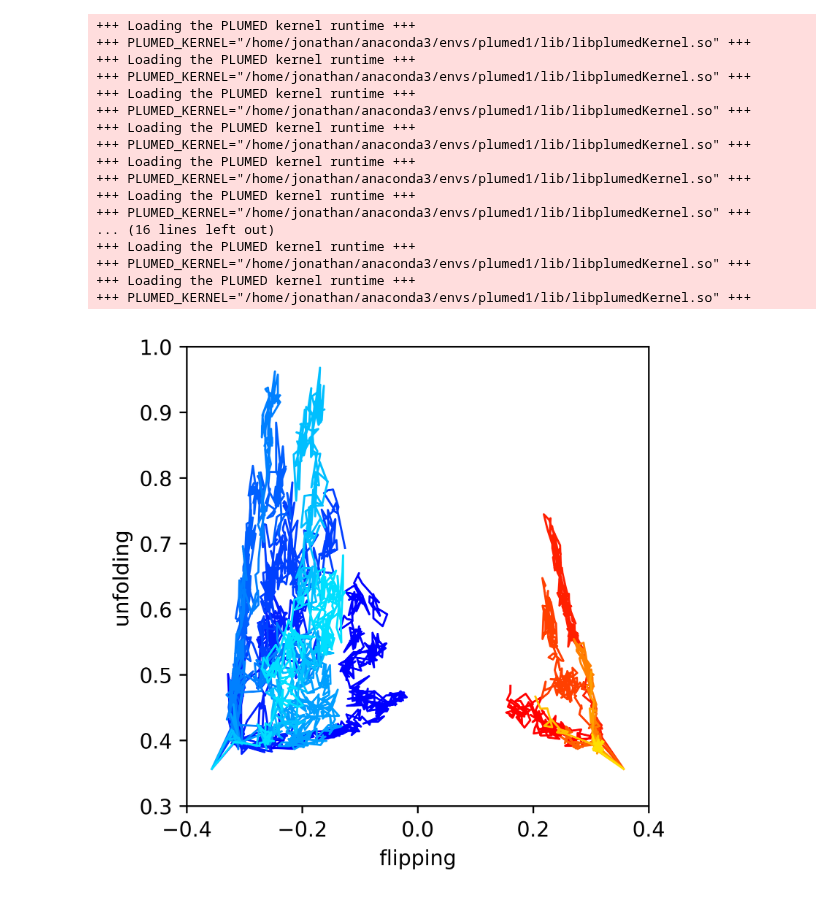
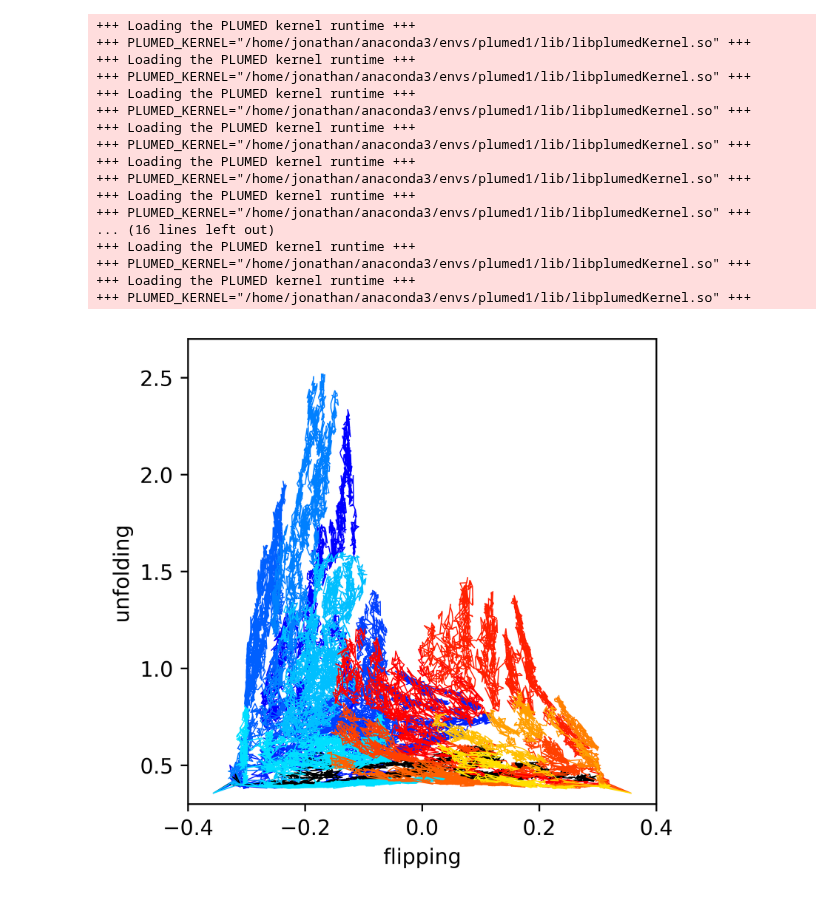
Before and after one commit to JonathanHB/aac1-nt-transport, a Jupyter notebook: metadynamics/run2/scripts/mtd-results-2.ipynb, the cells around one changed output. Cells and saved outputs as stored; diff of their text form; code cells hidden in the pictures.

```diff
--- a/metadynamics/run2/scripts/mtd-results-2.ipynb
+++ b/metadynamics/run2/scripts/mtd-results-2.ipynb
@@ -6,11 +6,17 @@ import subprocess
 import os
 # %%
 plt.figure(figsize=(4,4),dpi=600)
+
+test_state = "c"
+test_walker = 5
 
 nwalkers = 8
 for init_state in ["c","m"]:
     for walker in range(nwalkers):
-        infile = f"/home/jonathan/Documents/grabelab/aac1-nt-transport/metadynamics/run2/run_{init_state}/COLVAR.{walker}"
+        if init_state == "c":
+            infile = f"/home/jonathan/Documents/grabelab/aac1-nt-transport/metadynamics/run2/run_{init_state}/bck.0.COLVAR.{walker}"
+        else:
+            infile = f"/home/jonathan/Documents/grabelab/aac1-nt-transport/metadynamics/run2/run_{init_state}/COLVAR.{walker}"
         #infile = f"/home/jonathan/Documents/grabelab/aac1-ucp1/aac1/trajectories/plumed_tests/plumed/sys{system}/mwm{runnum}/{walker}/COLVAR"
         colvar=plumed.read_as_pandas(infile)
 
@@ -27,36 +33,42 @@ for init_state in ["c","m"]:
         # color_1 = color_lightness_const*(1-walker/(color_range_const*nwalkers))
         # color_2 = color_lightness_const*walker/(color_range_const*nwalkers)
         #fade_rg = 0.8 - 0.8*walker/nwalkers
-        if init_state == "c":
-            plt.plot(delta, sigma, color = (0,walker/nwalkers,1), linewidth=1)
+
+        # if i%2 == 0:
+        #     linestyle =
+
+        if init_state == test_state and walker == test_walker:
+            plt.plot(delta, sigma, color = (0,0,0), linewidth=0.5)
+        elif init_state == "c":
+            plt.plot(delta, sigma, color = (0,walker/nwalkers,1), linewidth=0.5)
         elif init_state == "m":
-            plt.plot(delta, sigma, color = (1,walker/nwalkers,0), linewidth=1)
+            plt.plot(delta, sigma, color = (1,walker/nwalkers,0), linewidth=0.5)
 
         #plt.plot(delta, sigma)
         #plt.scatter(delta, sigma)
 
 plt.xlabel("flipping")
 plt.ylabel("unfolding")
 
 plt.xlim(-0.4, 0.4)
-plt.ylim(0.3, 1)
+plt.ylim(0.3, 2.7)
 plt.show()
 # %% [output]
 +++ Loading the PLUMED kernel runtime +++
 +++ PLUMED_KERNEL="/home/jonathan/anaconda3/envs/plumed1/lib/libplumedKernel.so" +++
 +++ Loading the PLUMED kernel runtime +++
 +++ PLUMED_KERNEL="/home/jonathan/anaconda3/envs/plumed1/lib/libplumedKernel.so" +++
 +++ Loading the PLUMED kernel runtime +++
 +++ PLUMED_KERNEL="/home/jonathan/anaconda3/envs/plumed1/lib/libplumedKernel.so" +++
 +++ Loading the PLUMED kernel runtime +++
 +++ PLUMED_KERNEL="/home/jonathan/anaconda3/envs/plumed1/lib/libplumedKernel.so" +++
 +++ Loading the PLUMED kernel runtime +++
 +++ PLUMED_KERNEL="/home/jonathan/anaconda3/envs/plumed1/lib/libplumedKernel.so" +++
 +++ Loading the PLUMED kernel runtime +++
 +++ PLUMED_KERNEL="/home/jonathan/anaconda3/envs/plumed1/lib/libplumedKernel.so" +++
 ... (16 lines left out)
 +++ Loading the PLUMED kernel runtime +++
 +++ PLUMED_KERNEL="/home/jonathan/anaconda3/envs/plumed1/lib/libplumedKernel.so" +++
 +++ Loading the PLUMED kernel runtime +++
 +++ PLUMED_KERNEL="/home/jonathan/anaconda3/envs/plumed1/lib/libplumedKernel.so" +++
-[figure, old version]
+[figure, new version]
```
Also changed, not shown: parts of 5 cells of this notebook, 3 other files.
